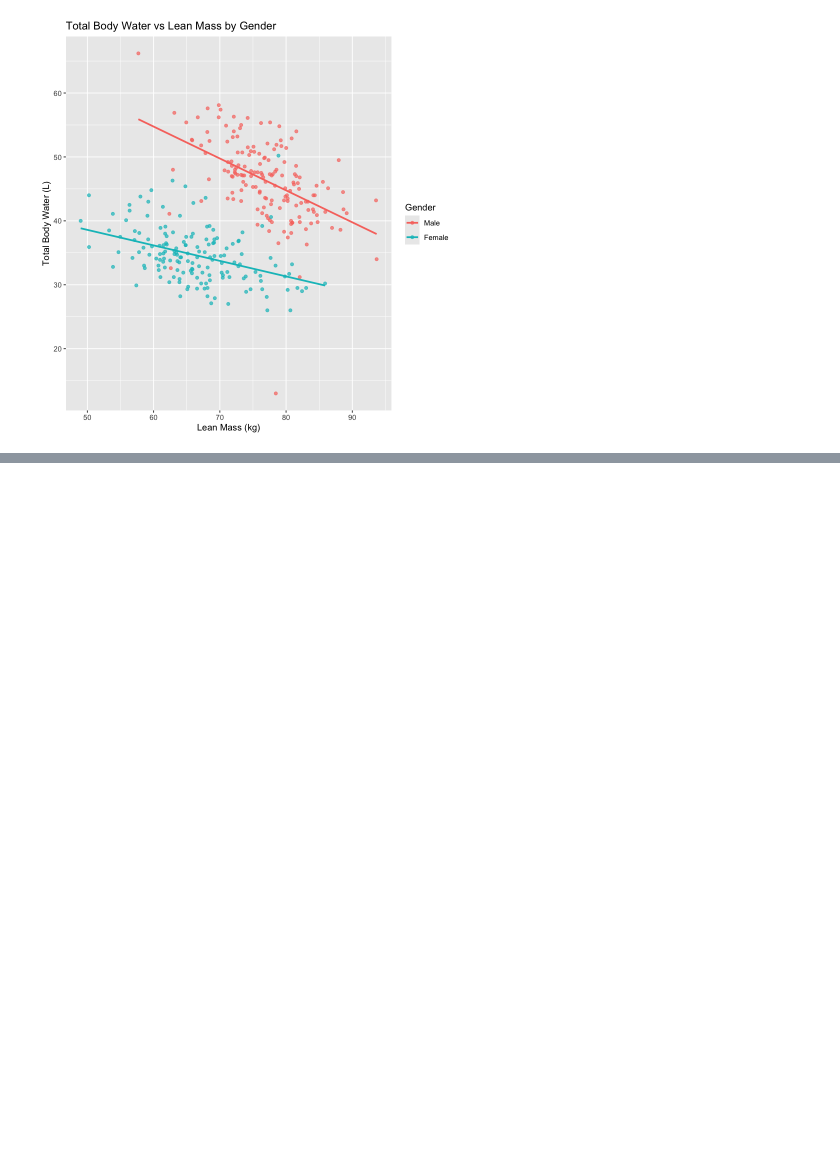
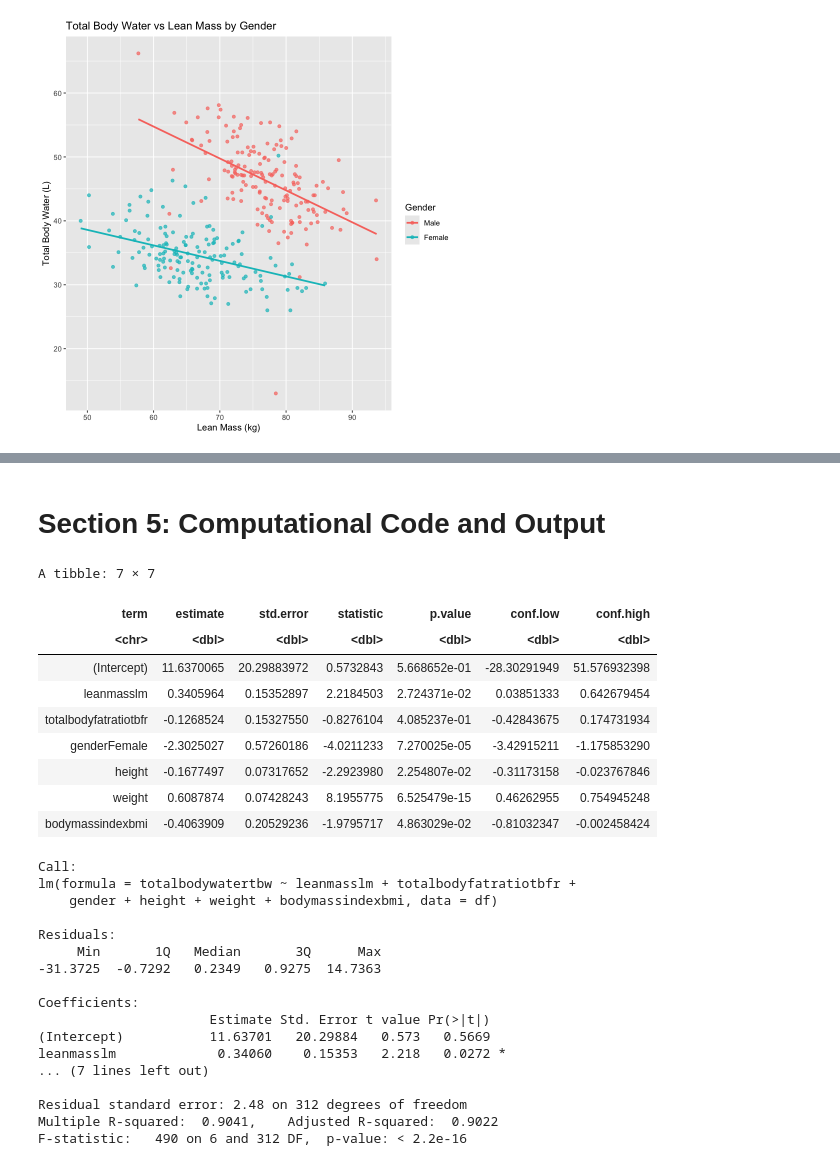
Before and after one commit to calvingdu/stat301_group20, a Jupyter notebook: calvin/calvin.ipynb, the cells around one changed output, grey strips where cells are left out. Cells and saved outputs as stored; diff of their text form; code cells hidden in the pictures; blank space fills up the shorter version.

```diff
--- a/calvin/eda.ipynb
+++ b/calvin/calvin.ipynb
@@ -188,0 +212,41 @@ Overall, the plot indicates that lean mass and total body water are inversely as
+# %% [markdown]
+# Section 5: Computational Code and Output
+# %%
+model <- lm(totalbodywatertbw ~ leanmasslm +
+                                 totalbodyfatratiotbfr +
+                                 gender +
+                                 height +
+                                 weight +
+                                 bodymassindexbmi,
+            data = df)
+
+summary(model) %>% tidy(conf.int = TRUE)
+summary(model)
+# %% [output]
+A tibble: 7 × 7
+| term | estimate | std.error | statistic | p.value | conf.low | conf.high |
+| <chr> | <dbl> | <dbl> | <dbl> | <dbl> | <dbl> | <dbl> |
+| (Intercept) | 11.6370065 | 20.29883972 | 0.5732843 | 5.668652e-01 | -28.30291949 | 51.576932398 |
+| leanmasslm | 0.3405964 | 0.15352897 | 2.2184503 | 2.724371e-02 | 0.03851333 | 0.642679454 |
+| totalbodyfatratiotbfr | -0.1268524 | 0.15327550 | -0.8276104 | 4.085237e-01 | -0.42843675 | 0.174731934 |
+| genderFemale | -2.3025027 | 0.57260186 | -4.0211233 | 7.270025e-05 | -3.42915211 | -1.175853290 |
+| height | -0.1677497 | 0.07317652 | -2.2923980 | 2.254807e-02 | -0.31173158 | -0.023767846 |
+| weight | 0.6087874 | 0.07428243 | 8.1955775 | 6.525479e-15 | 0.46262955 | 0.754945248 |
+| bodymassindexbmi | -0.4063909 | 0.20529236 | -1.9795717 | 4.863029e-02 | -0.81032347 | -0.002458424 |
+Call:
+lm(formula = totalbodywatertbw ~ leanmasslm + totalbodyfatratiotbfr +
+    gender + height + weight + bodymassindexbmi, data = df)
+
+Residuals:
+     Min       1Q   Median       3Q      Max
+-31.3725  -0.7292   0.2349   0.9275  14.7363
+
+Coefficients:
+                      Estimate Std. Error t value Pr(>|t|)
+(Intercept)           11.63701   20.29884   0.573   0.5669
+leanmasslm             0.34060    0.15353   2.218   0.0272 *
+... (7 lines left out)
+
+Residual standard error: 2.48 on 312 degrees of freedom
+Multiple R-squared:  0.9041,    Adjusted R-squared:  0.9022
+F-statistic:   490 on 6 and 312 DF,  p-value: < 2.2e-16
```
Also changed, not shown: parts of 11 cells of this notebook, 2 other files.
